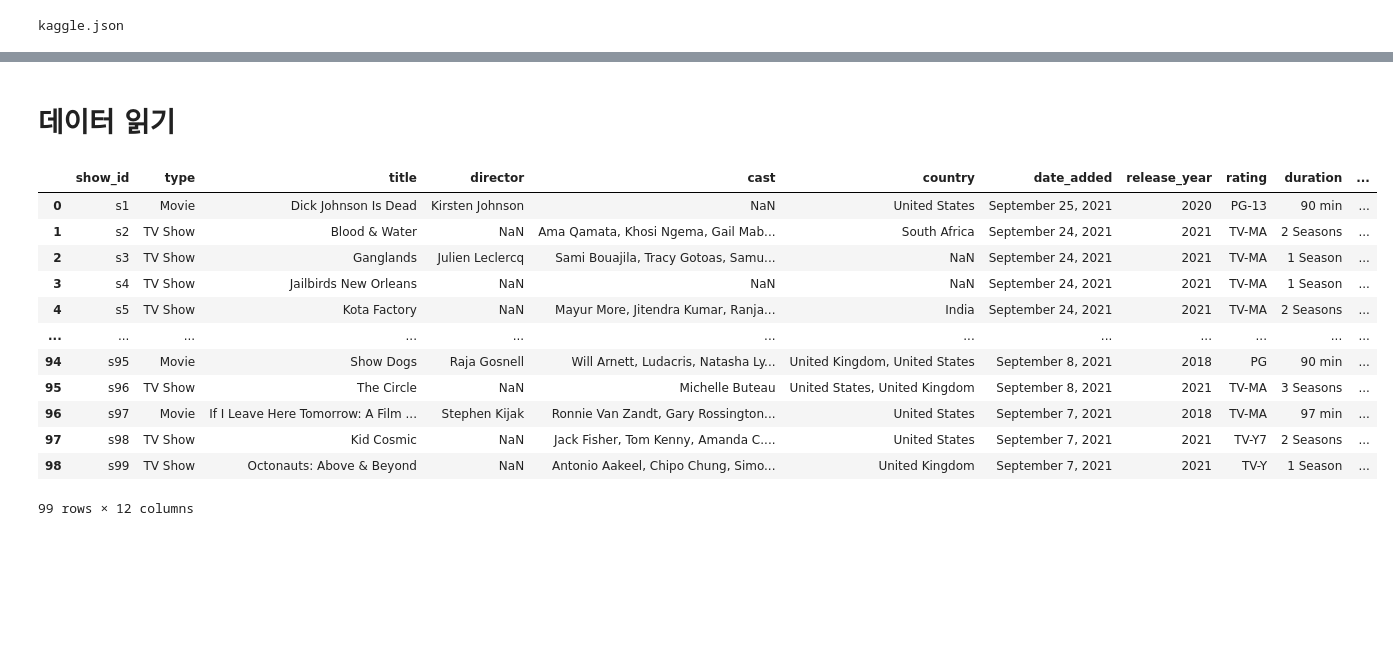
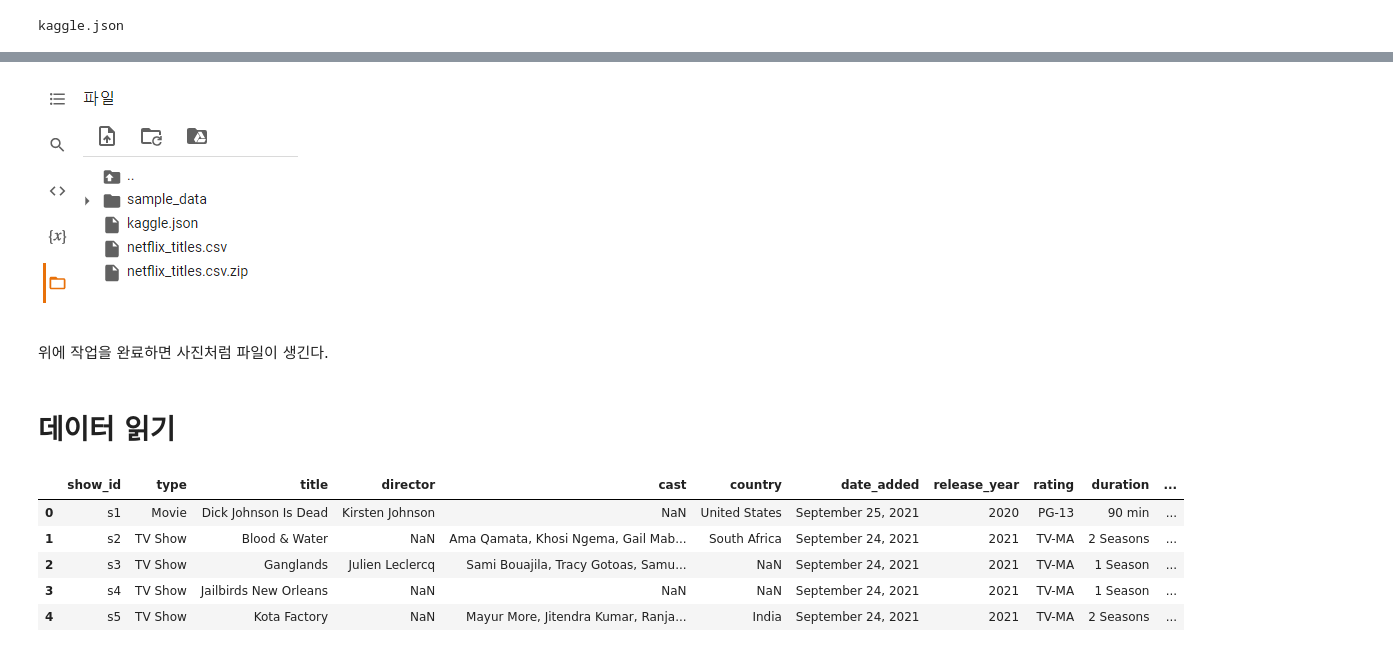
Before and after one commit to yec3168/DAP__, a Jupyter notebook: Project_201812033_연응찬.ipynb, the cells around one changed output, grey strips where cells are left out. Cells and saved outputs as stored; diff of their text form; code cells hidden in the pictures; blank space fills up the shorter version.

```diff
--- a/Project_201812033_연응찬.ipynb
+++ b/Project_201812033_연응찬.ipynb
@@ -63,4 +68,8 @@ replace netflix_titles.csv? [y]es, [n]o, [A]ll, [N]one, [r]ename: y
   inflating: netflix_titles.csv
+# %% [markdown]
+![20211130_225625.png](embedded-picture-1)
+
+위에 작업을 완료하면 사진처럼 파일이 생긴다.
 # %% [markdown]
 # 데이터 읽기
 # %%
@@ -72,18 +81,11 @@ import seaborn as sns
 # %%
 netflix_Data = pd.read_csv('./netflix_titles.csv')
 
-netflix_Data.head(99)
+netflix_Data.head()
 # %% [output]
 |  | show_id | type | title | director | cast | country | date_added | release_year | rating | duration | ... |
 | 0 | s1 | Movie | Dick Johnson Is Dead | Kirsten Johnson | NaN | United States | September 25, 2021 | 2020 | PG-13 | 90 min | ... |
 | 1 | s2 | TV Show | Blood & Water | NaN | Ama Qamata, Khosi Ngema, Gail Mab... | South Africa | September 24, 2021 | 2021 | TV-MA | 2 Seasons | ... |
 | 2 | s3 | TV Show | Ganglands | Julien Leclercq | Sami Bouajila, Tracy Gotoas, Samu... | NaN | September 24, 2021 | 2021 | TV-MA | 1 Season | ... |
 | 3 | s4 | TV Show | Jailbirds New Orleans | NaN | NaN | NaN | September 24, 2021 | 2021 | TV-MA | 1 Season | ... |
 | 4 | s5 | TV Show | Kota Factory | NaN | Mayur More, Jitendra Kumar, Ranja... | India | September 24, 2021 | 2021 | TV-MA | 2 Seasons | ... |
-| ... | ... | ... | ... | ... | ... | ... | ... | ... | ... | ... | ... |
-| 94 | s95 | Movie | Show Dogs | Raja Gosnell | Will Arnett, Ludacris, Natasha Ly... | United Kingdom, United States | September 8, 2021 | 2018 | PG | 90 min | ... |
-| 95 | s96 | TV Show | The Circle | NaN | Michelle Buteau | United States, United Kingdom | September 8, 2021 | 2021 | TV-MA | 3 Seasons | ... |
-| 96 | s97 | Movie | If I Leave Here Tomorrow: A Film ... | Stephen Kijak | Ronnie Van Zandt, Gary Rossington... | United States | September 7, 2021 | 2018 | TV-MA | 97 min | ... |
-| 97 | s98 | TV Show | Kid Cosmic | NaN | Jack Fisher, Tom Kenny, Amanda C.... | United States | September 7, 2021 | 2021 | TV-Y7 | 2 Seasons | ... |
-| 98 | s99 | TV Show | Octonauts: Above & Beyond | NaN | Antonio Aakeel, Chipo Chung, Simo... | United Kingdom | September 7, 2021 | 2021 | TV-Y | 1 Season | ... |
-99 rows × 12 columns
```
Also changed, not shown: parts of 16 cells of this notebook.
